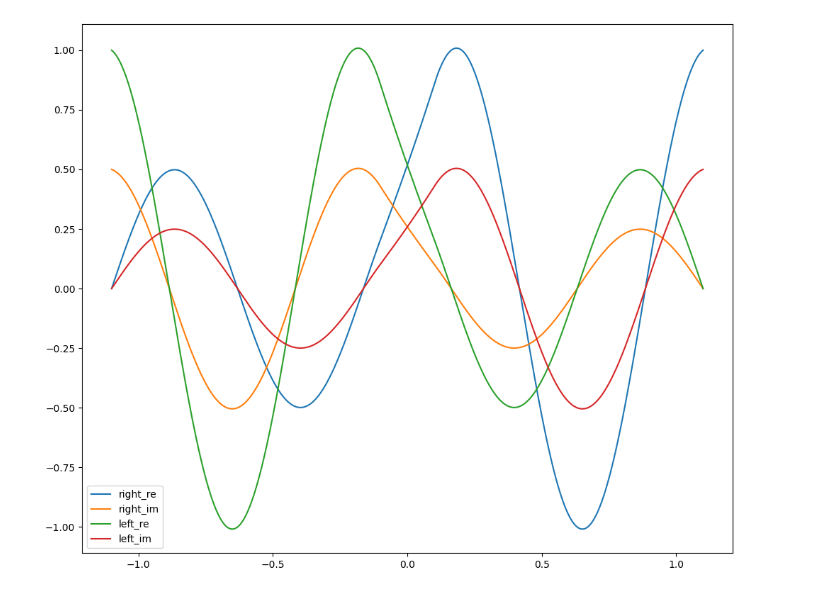
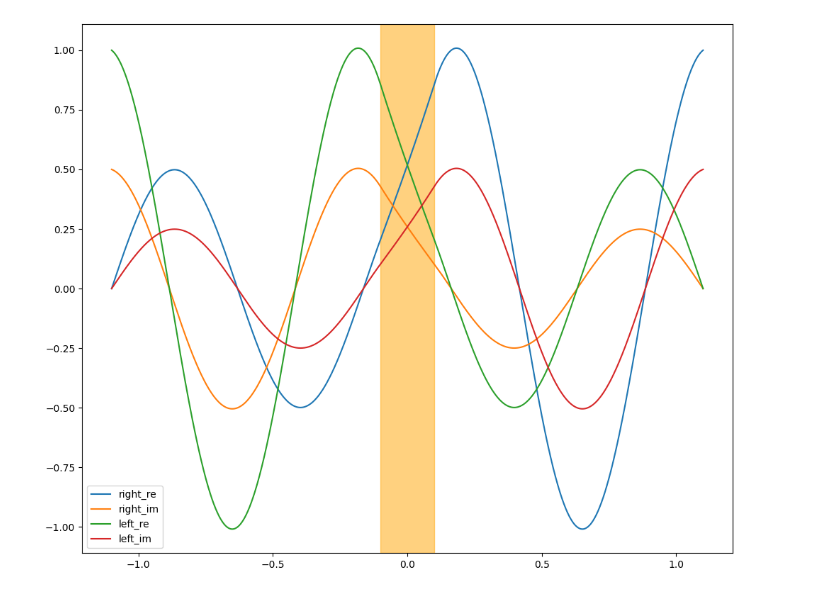
Before and after one commit to Hamajun504/miniscience_Orlov_Yaroslav, a Jupyter notebook: tunnel/asymmetric_barrier/plotting.ipynb, the cells around one changed output. Cells and saved outputs as stored; diff of their text form; code cells hidden in the pictures.

```diff
--- a/tunnel/asymmetric_barrier/plotting.ipynb
+++ b/tunnel/asymmetric_barrier/plotting.ipynb
@@ -4,19 +4,20 @@ import matplotlib.pyplot as plt
 # %%
 data_right = np.genfromtxt("results/rectangle_right000000.raw", delimiter=' ', skip_header=1).T
 data_left = np.genfromtxt("results/rectangle_left000000.raw", delimiter=' ', skip_header=1).T
 x = np.linspace(-1.1, 1.1, 100000)
 plt.figure(figsize=(10,8))
 #plt.plot(x, np.sqrt(data[0]**2 + data[1]**2)[:-1])
 plt.plot(x, data_right[0][:-1], label="right_re")
 plt.plot(x, data_right[1][1:], label="right_im")
 
 plt.plot(x, data_left[0][:-1], label="left_re")
 plt.plot(x, data_left[1][:-1], label="left_im")
+plt.axvspan(-0.1, 0.1, alpha=0.5, color="orange")
 plt.legend()
 plt.tight_layout()
 plt.savefig("rectangle.png", dpi=300)
 # %% [output]
-[figure, old version]
+[figure, new version]
 # %%
 data_right = np.genfromtxt("results/triangle_right000000.raw", delimiter=' ', skip_header=1).T
 data_left = np.genfromtxt("results/triangle_left000000.raw", delimiter=' ', skip_header=1).T
```
Also changed, not shown: parts of 1 cell of this notebook, 2 other files.
